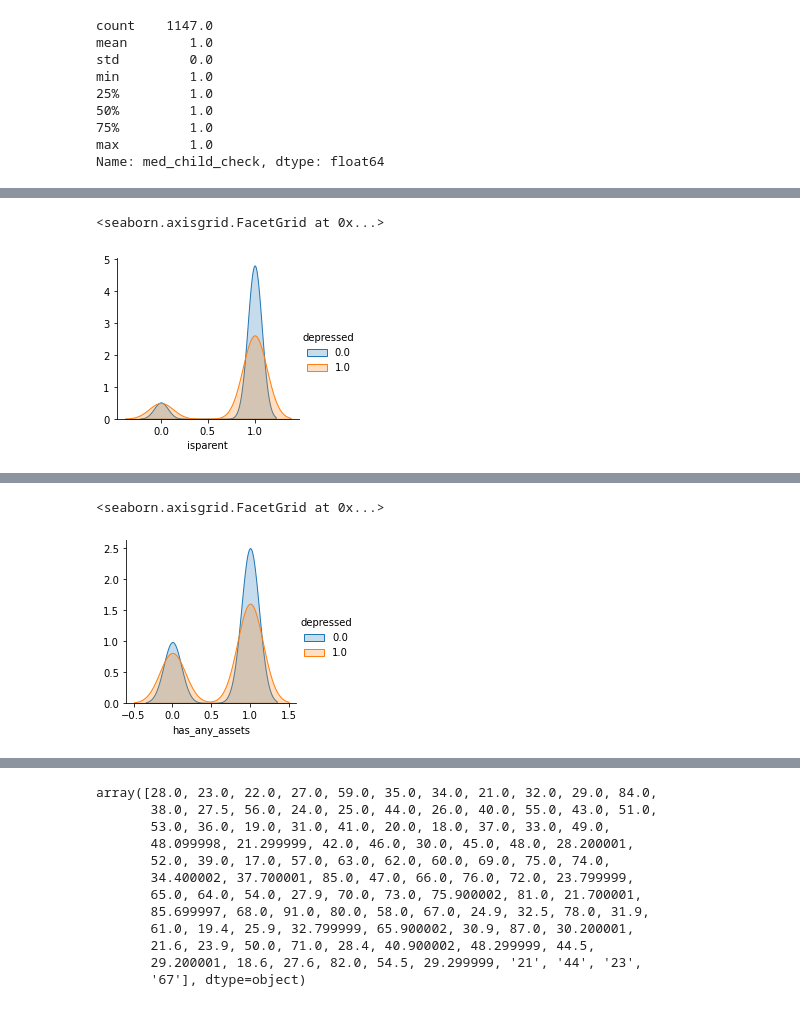
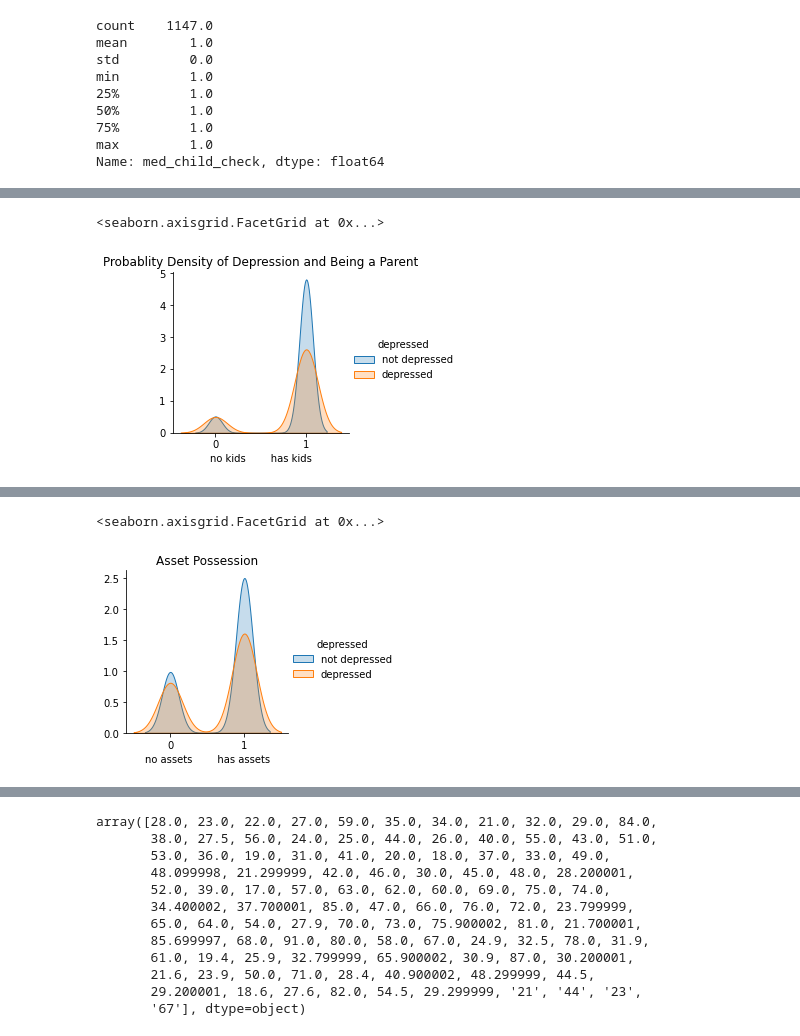
Before and after one commit to kstrickland680/depression, a Jupyter notebook: Depression.ipynb, the cells around one changed output, grey strips where cells are left out. Saved outputs shown, nothing was run; the diff lists cells and outputs as text; code cells hidden in the pictures.

```diff
--- a/Depression.ipynb
+++ b/Depression.ipynb
@@ -537,10 +540,13 @@ categoricals.append('isparent')
 # %%
 facet = sns.FacetGrid(df,hue="depressed")
 facet.map(sns.kdeplot, 'isparent', shade=True)
-facet.add_legend()
+facet.set(xticks=[0, 1])
+facet.set(xlabel='no kids        has kids')
+facet.set(title='Probablity Density of Depression and Being a Parent')
+facet.add_legend(labels=['not depressed', 'depressed'])
 # %% [output]
 <seaborn.axisgrid.FacetGrid at 0x...>
-[figure, old version]
+[figure, new version]
 # %%
 assets = ['asset_livestock', 'asset_durable', 'asset_phone', 'asset_savings',
          'asset_land_owned_total', 'asset_niceroof']
@@ -584,10 +590,13 @@ assets.append('has_any_assets')
 # %%
 facet = sns.FacetGrid(df,hue="depressed")
 facet.map(sns.kdeplot, 'has_any_assets', shade=True)
-facet.add_legend()
+facet.set(xticks=[0, 1])
+plt.title('Asset Possession')
+facet.set(xlabel='no assets        has assets')
+facet.add_legend(labels=['not depressed', 'depressed'])
 # %% [output]
 <seaborn.axisgrid.FacetGrid at 0x...>
-[figure, old version]
+[figure, new version]
 # %%
 df_ent.describe()
 # %% [output]
```
Also changed, not shown: parts of 39 cells of this notebook, 5 other files.
